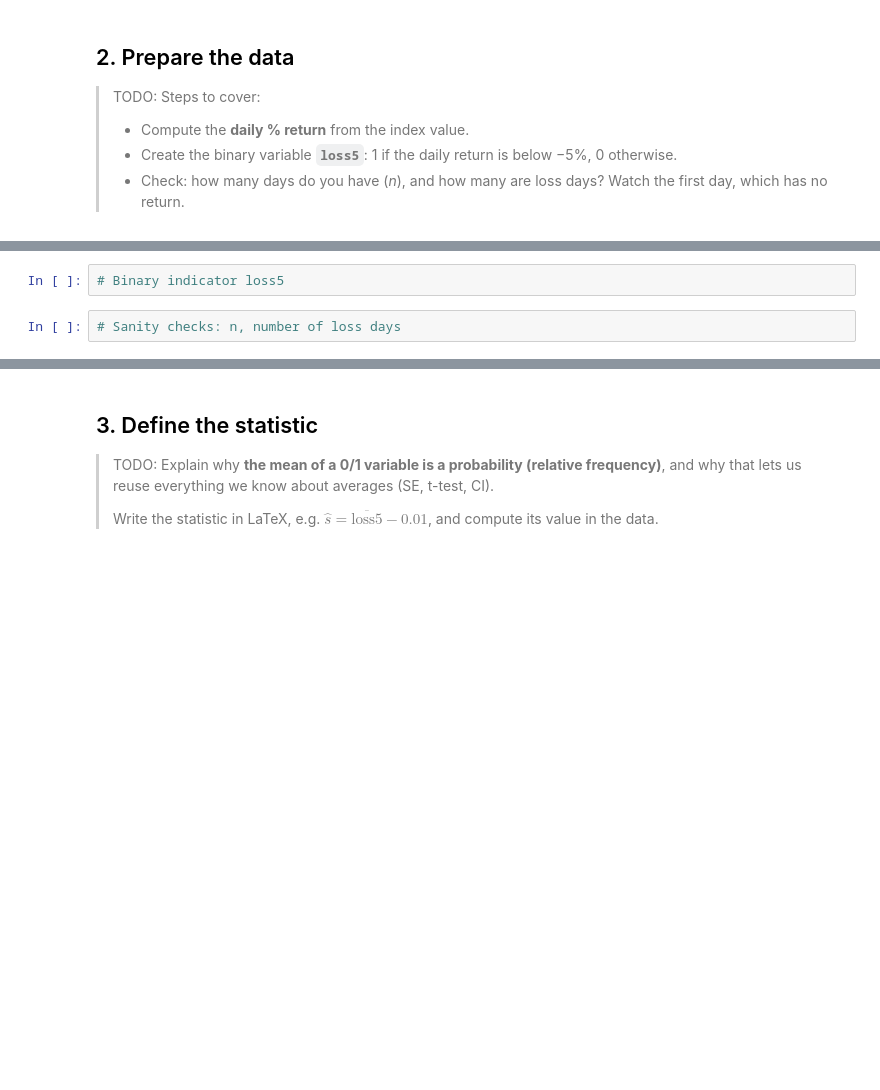
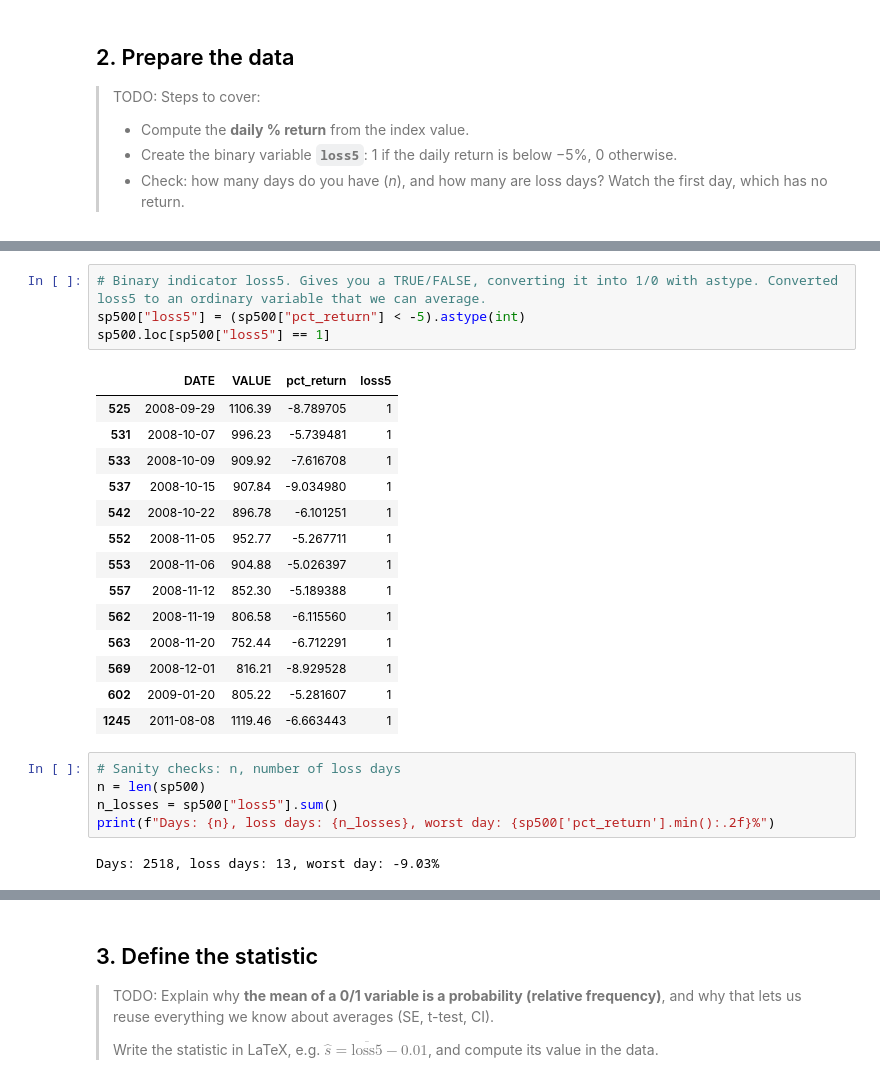
Before and after one commit to felipesebben/bk_data_analysis_studies, a Jupyter notebook: chapters/ch06-testing_hypotheses/case_studies/stock_market_loss_test/ch06-stock_market_loss_test.ipynb, the cells around one changed output, grey strips where cells are left out. Drawn from its saved outputs; the diff is of its cells as text; blank space fills up the shorter version.

```diff
--- a/chapters/ch06-testing_hypotheses/case_studies/stock_market_loss_test/ch06-stock_market_loss_test.ipynb
+++ b/chapters/ch06-testing_hypotheses/case_studies/stock_market_loss_test/ch06-stock_market_loss_test.ipynb
@@ -41,4 +72,26 @@ from bkda.helpers import *
 # %%
-# Binary indicator loss5
+# Binary indicator loss5. Gives you a TRUE/FALSE, converting it into 1/0 with astype. Converted loss5 to an ordinary variable that we can average.
+sp500["loss5"] = (sp500["pct_return"] < -5).astype(int)
+sp500.loc[sp500["loss5"] == 1]
+# %% [output]
+|  | DATE | VALUE | pct_return | loss5 |
+| 525 | 2008-09-29 | 1106.39 | -8.789705 | 1 |
+| 531 | 2008-10-07 | 996.23 | -5.739481 | 1 |
+| 533 | 2008-10-09 | 909.92 | -7.616708 | 1 |
+| 537 | 2008-10-15 | 907.84 | -9.034980 | 1 |
+| 542 | 2008-10-22 | 896.78 | -6.101251 | 1 |
+| 552 | 2008-11-05 | 952.77 | -5.267711 | 1 |
+| 553 | 2008-11-06 | 904.88 | -5.026397 | 1 |
+| 557 | 2008-11-12 | 852.30 | -5.189388 | 1 |
+| 562 | 2008-11-19 | 806.58 | -6.115560 | 1 |
+| 563 | 2008-11-20 | 752.44 | -6.712291 | 1 |
+| 569 | 2008-12-01 | 816.21 | -8.929528 | 1 |
+| 602 | 2009-01-20 | 805.22 | -5.281607 | 1 |
+| 1245 | 2011-08-08 | 1119.46 | -6.663443 | 1 |
 # %%
 # Sanity checks: n, number of loss days
+n = len(sp500)
+n_losses = sp500["loss5"].sum()
+print(f"Days: {n}, loss days: {n_losses}, worst day: {sp500['pct_return'].min():.2f}%")
+# %% [output]
+Days: 2518, loss days: 13, worst day: -9.03%
```
Also changed, not shown: parts of 28 cells of this notebook.
